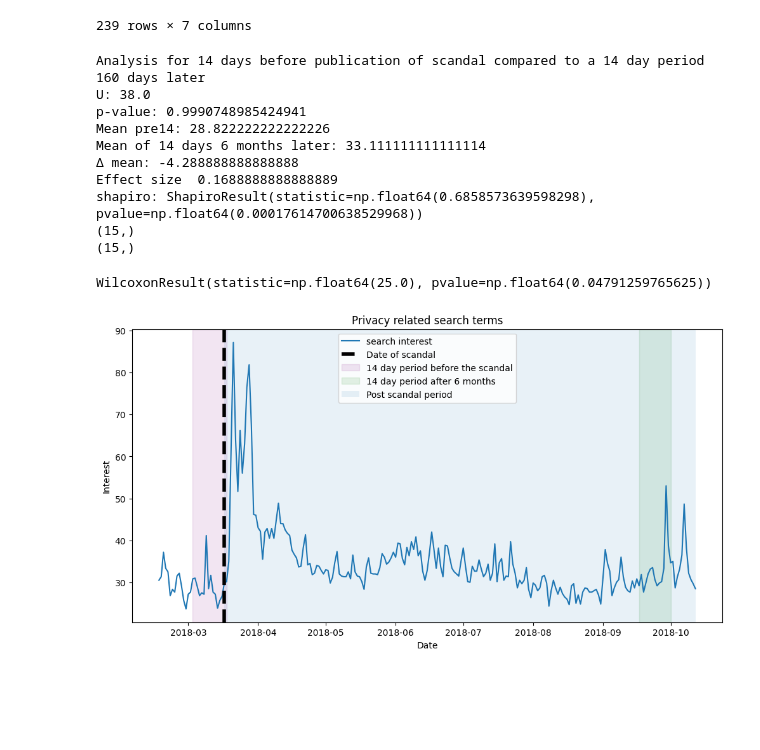
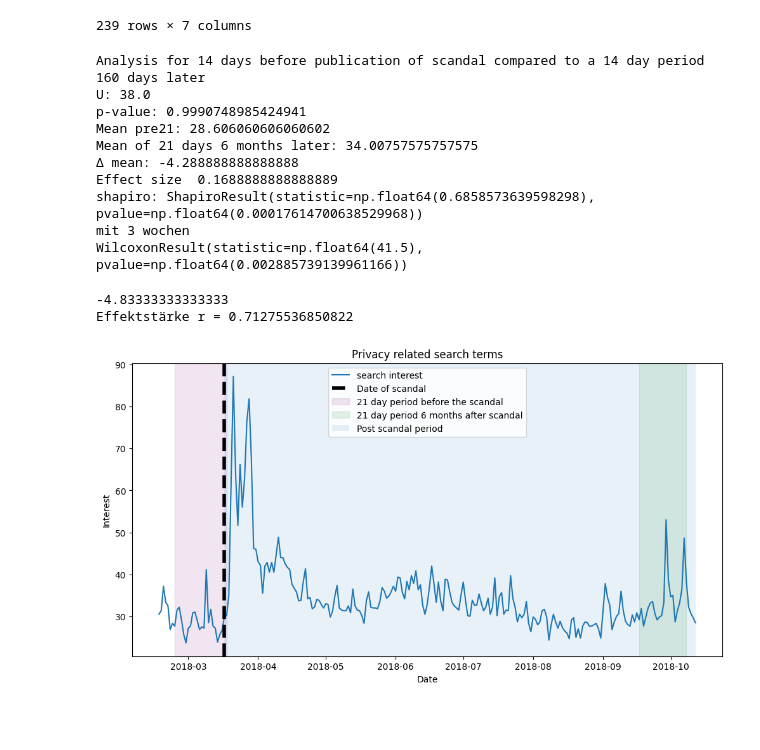
Before and after one commit to Nellibot1/The-Privacy-attention-and-Behavioural-response-to-the-Cambridge-Analytica-Scandal, a Jupyter notebook: src/H2.ipynb, the cells around one changed output. Drawn from its saved outputs; the diff is of its cells as text; code cells hidden in the pictures.

Commit message:
Calculated r and changed the graph to a 21 period as well

```diff
--- a/src/H2.ipynb
+++ b/src/H2.ipynb
@@ -109,6 +110,8 @@ sixmonthslater = pd.Timestamp("2018-9-17")
 
 pre_event14 = dfmerged.loc[scandalpublic - pd.Timedelta(days=15) : scandalpublic - pd.Timedelta(days=1)]
 post_6mafter_14= dfmerged.loc[sixmonthslater : sixmonthslater + pd.Timedelta(days=14)]
+pre_event21 = dfmerged.loc[scandalpublic - pd.Timedelta(days=22) : scandalpublic - pd.Timedelta(days=1)]
+post_6mafter_21= dfmerged.loc[sixmonthslater : sixmonthslater + pd.Timedelta(days=21)]
 
 # Mann Whintey U Test
 stat, p_value = mannwhitneyu(
@@ -120,8 +123,8 @@ stat, p_value = mannwhitneyu(
 print("Analysis for 14 days before publication of scandal compared to a 14 day period 160 days later")
 print("U:", stat)
 print("p-value:", p_value)
-print("Mean pre14:", pre_event14["interest"].mean())
-print("Mean of 14 days 6 months later:", post_6mafter_14["interest"].mean())
+print("Mean pre21:", pre_event21["interest"].mean())
+print("Mean of 21 days 6 months later:", post_6mafter_21["interest"].mean())
 print("Δ mean:", pre_event14["interest"].mean() - post_6mafter_14["interest"].mean())
 
 
@@ -137,50 +140,63 @@ print("Effect size ", effect_size)
 print("shapiro:",shapiro(post_6mafter_14["interest"]))
 # Wilcoxon Vorzeichen Test
 values6m = post_6mafter_14["interest"].to_numpy()
-
+values6m21 = post_6mafter_21["interest"].to_numpy()
+values21 = pre_event21["interest"].to_numpy()
 values14 = pre_event14["interest"].to_numpy()
-
-print(values14.shape)
-print(values6m.shape)
 
 
 stats.wilcoxon(values14,values6m)
+print("mit 3 wochen")
+res3 = stats.wilcoxon(values21,values6m21,alternative="less")
+print(res3)
 # %% [output]
 Analysis for 14 days before publication of scandal compared to a 14 day period 160 days later
 U: 38.0
 p-value: 0.9990748985424941
-Mean pre14: 28.822222222222226
-Mean of 14 days 6 months later: 33.111111111111114
+Mean pre21: 28.606060606060602
+Mean of 21 days 6 months later: 34.00757575757575
 Δ mean: -4.288888888888888
 Effect size  0.1688888888888889
 shapiro: ShapiroResult(statistic=np.float64(0.6858573639598298), pvalue=np.float64(0.00017614700638529968))
-(15,)
-(15,)
+mit 3 wochen
+WilcoxonResult(statistic=np.float64(41.5), pvalue=np.float64(0.002885739139961166))
-WilcoxonResult(statistic=np.float64(25.0), pvalue=np.float64(0.04791259765625))
+# %%
+# Median Test
+med = np.median(values21 - values6m21)
+print (med)
+
+# Effektstärke r berechnen
+n = len(values14)
+z = norm.ppf(res3.pvalue)
+r = abs(z) / np.sqrt(n)
+print("Effektstärke r =", r)
+# %% [output]
+-4.83333333333333
+Effektstärke r = 0.71275536850822
 # %%
 plt.figure(figsize = (12,6))
 plt.plot(dfmerged.index, dfmerged["interest"], label = "search interest")
 
 plt.axvline (scandalpublic, linewidth = 4, color = "black", linestyle = "--", label = "Date of scandal")
 #plt.axvline (sixmonthslater, linewidth = 4, color = "purple", linestyle=':', label = "Six months after scandal")
 
 plt.axvspan (
-    scandalpublic - pd.Timedelta(days=14), scandalpublic - pd.Timedelta(days= -1),color = "purple",alpha=0.1,
-    label = "14 day period before the scandal"
+    scandalpublic - pd.Timedelta(days=22), scandalpublic - pd.Timedelta(days= -1),color = "purple",alpha=0.1,
+    label = "21 day period before the scandal"
 )
 plt.axvspan (
-    sixmonthslater,sixmonthslater + pd.Timedelta(days=14),color = "green",alpha=0.1, label = "14 day period after 6 months"
+    sixmonthslater,sixmonthslater + pd.Timedelta(days=21),color = "green",alpha=0.1, label = "21 day period 6 months after scandal"
 )
 plt.axvspan (
     scandalpublic, dfmerged.index.max(),alpha=0.1, label = "Post scandal period"
 )
 
 plt.title ("Privacy related search terms")
 plt.xlabel("Date")
 plt.ylabel("Interest")
 plt.legend()
 plt.show()
 # %% [output]
-[figure, old version]
+[figure, new version]
 # %% [markdown]
 ##
```
Also changed, not shown: parts of 1 cell of this notebook.
